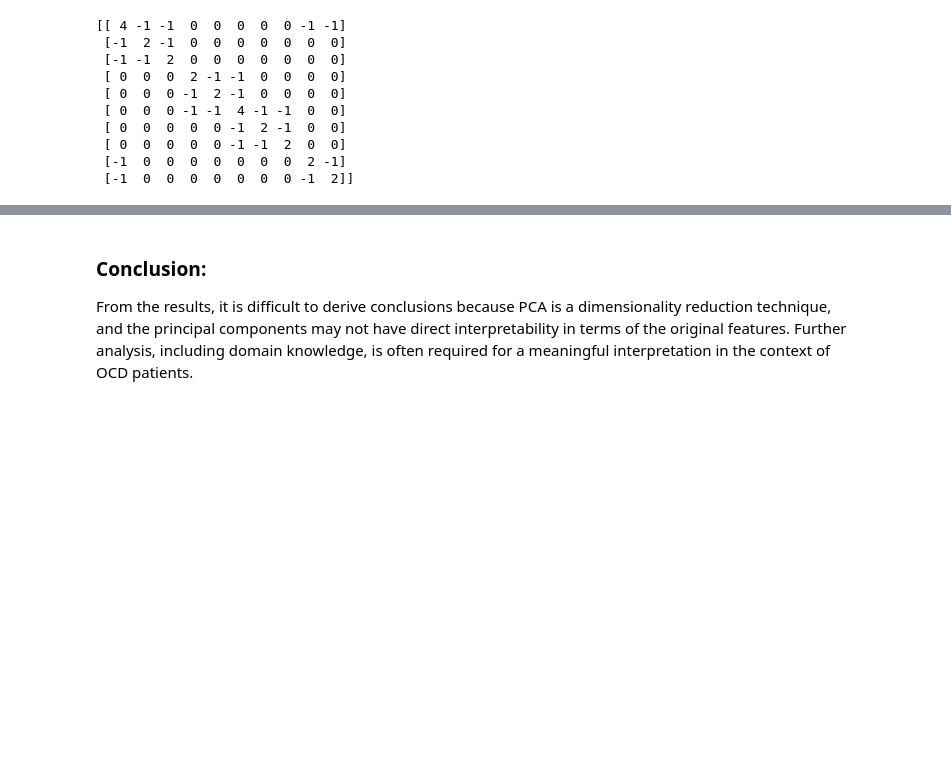
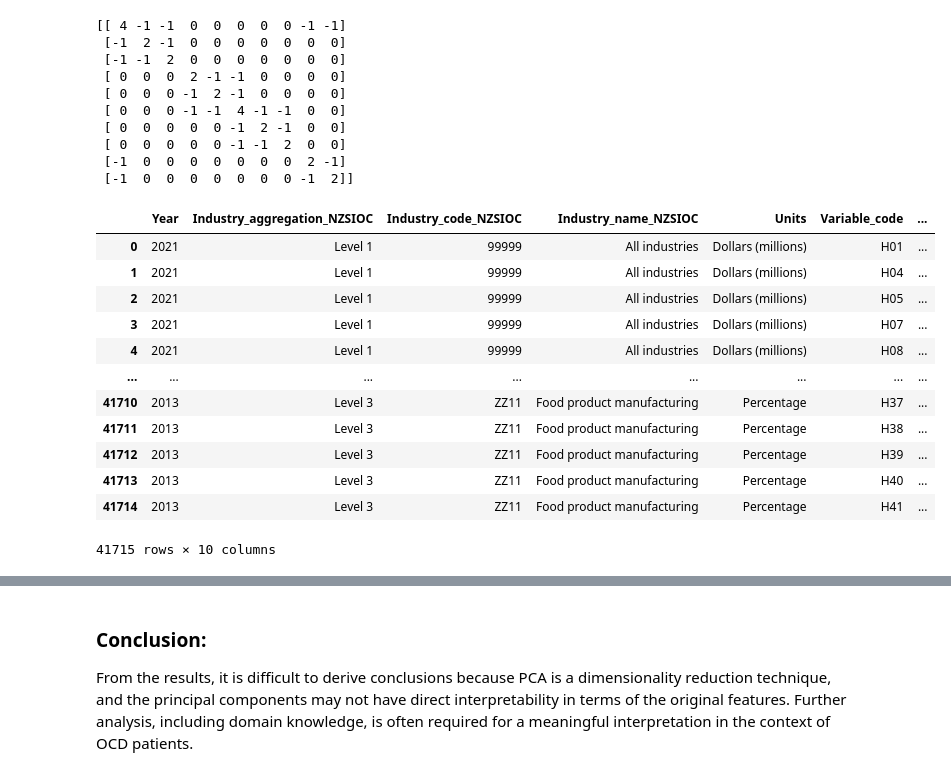
Before and after one commit to Sweep76/Linear_Algebra, a Jupyter notebook: Homework/HW_Spectral_Theory.ipynb, the cells around one changed output, grey strips where cells are left out. Drawn from its saved outputs; the diff is of its cells as text; code cells hidden in the pictures; blank space fills up the shorter version.

```diff
--- a/Homework/HW_Spectral_Theory.ipynb
+++ b/Homework/HW_Spectral_Theory.ipynb
@@ -61,7 +61,25 @@ vals, vecs = np.linalg.eig(A)
 # %%
 import pandas as pd
 import matplotlib.pyplot as plt
 from sklearn.cluster import SpectralClustering
 from sklearn.preprocessing import StandardScaler, normalize
 from sklearn.decomposition import PCA
 from sklearn.metrics import silhouette_score
+
+X = pd.read_csv('annual_enterprise.csv')
+
+X
+# %% [output]
+|  | Year | Industry_aggregation_NZSIOC | Industry_code_NZSIOC | Industry_name_NZSIOC | Units | Variable_code | ... |
+| 0 | 2021 | Level 1 | 99999 | All industries | Dollars (millions) | H01 | ... |
+| 1 | 2021 | Level 1 | 99999 | All industries | Dollars (millions) | H04 | ... |
+| 2 | 2021 | Level 1 | 99999 | All industries | Dollars (millions) | H05 | ... |
+| 3 | 2021 | Level 1 | 99999 | All industries | Dollars (millions) | H07 | ... |
+| 4 | 2021 | Level 1 | 99999 | All industries | Dollars (millions) | H08 | ... |
+| ... | ... | ... | ... | ... | ... | ... | ... |
+| 41710 | 2013 | Level 3 | ZZ11 | Food product manufacturing | Percentage | H37 | ... |
+| 41711 | 2013 | Level 3 | ZZ11 | Food product manufacturing | Percentage | H38 | ... |
+| 41712 | 2013 | Level 3 | ZZ11 | Food product manufacturing | Percentage | H39 | ... |
+| 41713 | 2013 | Level 3 | ZZ11 | Food product manufacturing | Percentage | H40 | ... |
+| 41714 | 2013 | Level 3 | ZZ11 | Food product manufacturing | Percentage | H41 | ... |
+41715 rows × 10 columns
```
Also changed, not shown: parts of 6 cells of this notebook, 2 other files.
